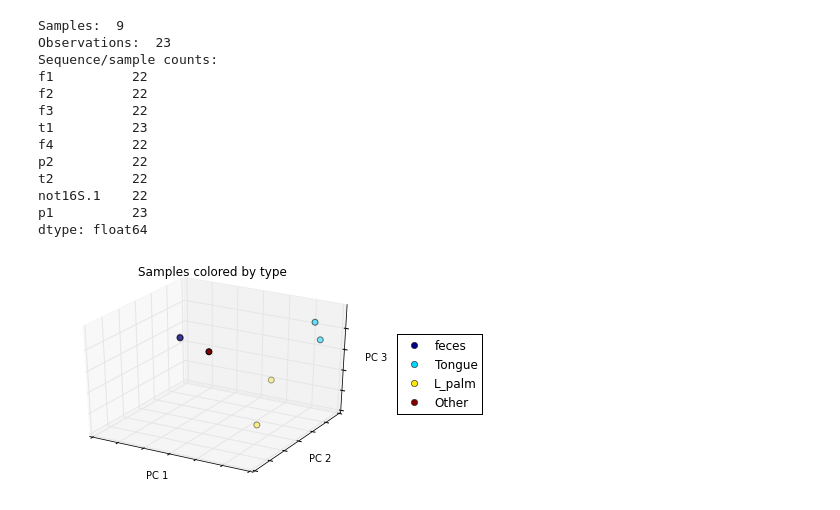
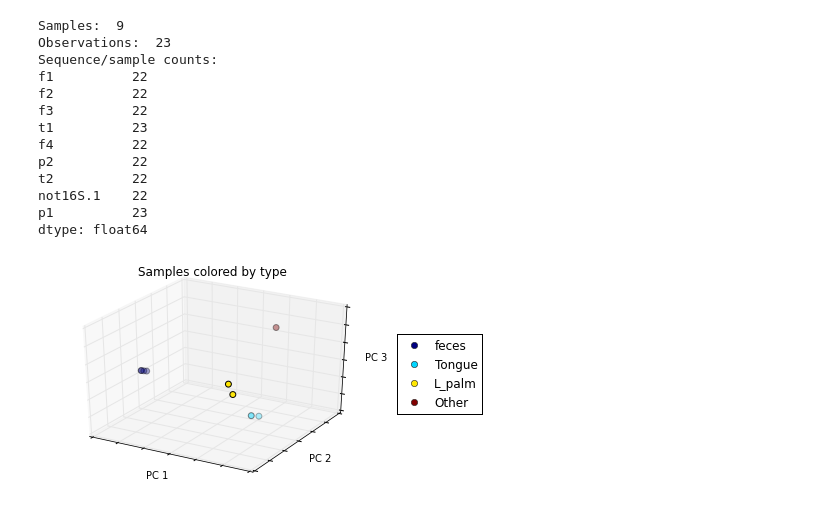
Before and after one commit to gregcaporaso/sketchbook, a Jupyter notebook: 2015.06.03-marisa-trie-experiments/experiments.ipynb, the cells around one changed output. Saved outputs shown, nothing was run; the diff lists cells and outputs as text; code cells hidden in the pictures.

```diff
--- a/2015.06.03-marisa-trie-experiments/experiments.ipynb
+++ b/2015.06.03-marisa-trie-experiments/experiments.ipynb
@@ -152,17 +152,17 @@ dtype: float64
 # %%
 from skbio.diversity.beta import pw_distances
 from skbio.stats.ordination import PCoA
 
 seq_iter = skbio.io.read('tiny-test/seqs', format='fasta', )
-otu_table = table_from_trie(trie, sids, seq_iter, all_count)
+otu_table = table_from_trie(trie, sids, seq_iter, exact)
 
 dm = pw_distances(otu_table, otu_table.index)
 dm
 pcoa_results = PCoA(dm).scores()
 _ = pcoa_results.plot(df=df,
                         column='SampleType',
                         axis_labels=['PC 1', 'PC 2', 'PC 3'],
                         title='Samples colored by type',
                         s=35)
 # %% [output]
-[figure, old version]
+[figure, new version]
```
